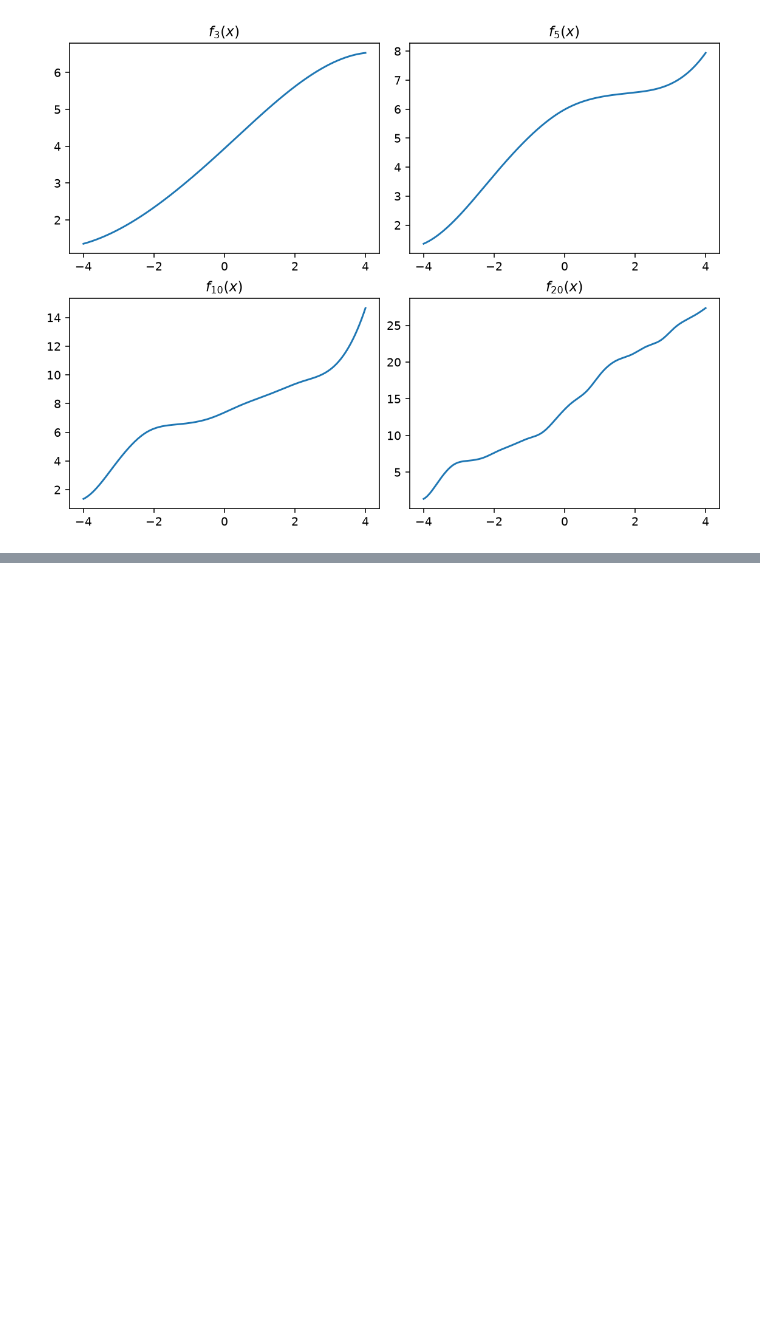
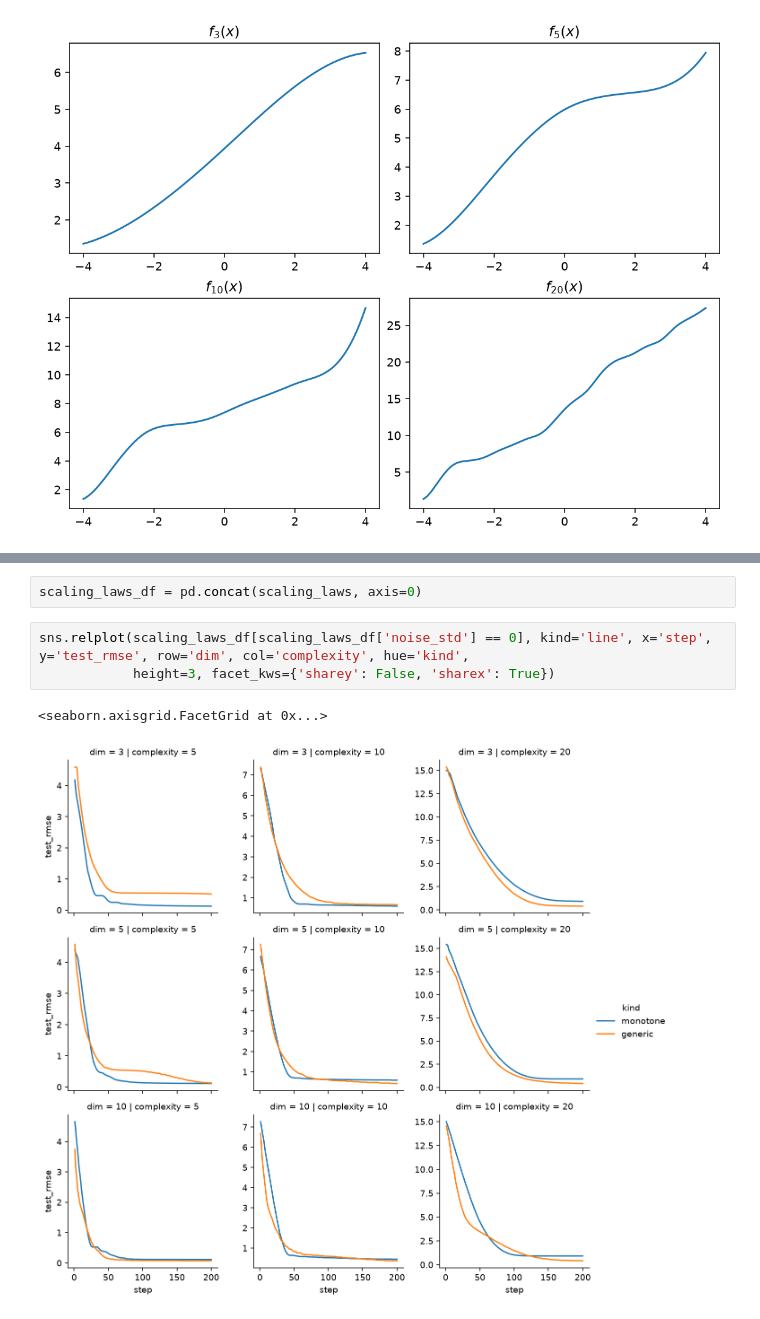
Before and after one commit to alexshtf/spectral_neuron_paper, a Jupyter notebook: notebooks/univariate_fitting.ipynb, the cells around one changed output, grey strips where cells are left out. Drawn from its saved outputs; the diff is of its cells as text; blank space fills up the shorter version.

```diff
--- a/notebooks/univariate_fitting.ipynb
+++ b/notebooks/univariate_fitting.ipynb
@@ -89,0 +123,8 @@ IndexError: index 3 is out of bounds for dimension 1 with size 1
+# %%
+scaling_laws_df = pd.concat(scaling_laws, axis=0)
+# %%
+sns.relplot(scaling_laws_df[scaling_laws_df['noise_std'] == 0], kind='line', x='step', y='test_rmse', row='dim', col='complexity', hue='kind',
+            height=3, facet_kws={'sharey': False, 'sharex': True})
+# %% [output]
+<seaborn.axisgrid.FacetGrid at 0x...>
+[figure, added]
```
Also changed, not shown: parts of 5 cells of this notebook, 1 other file.
